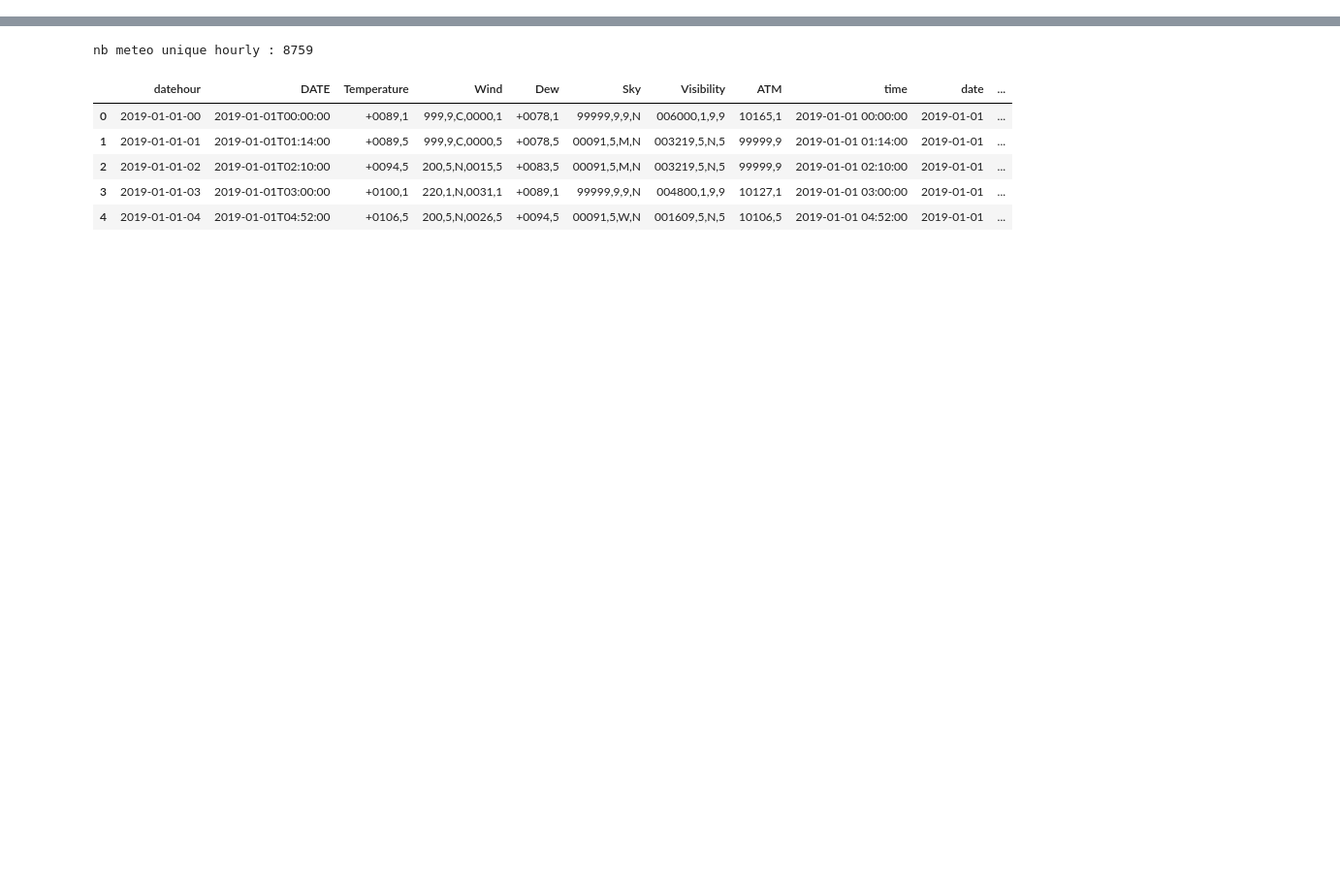
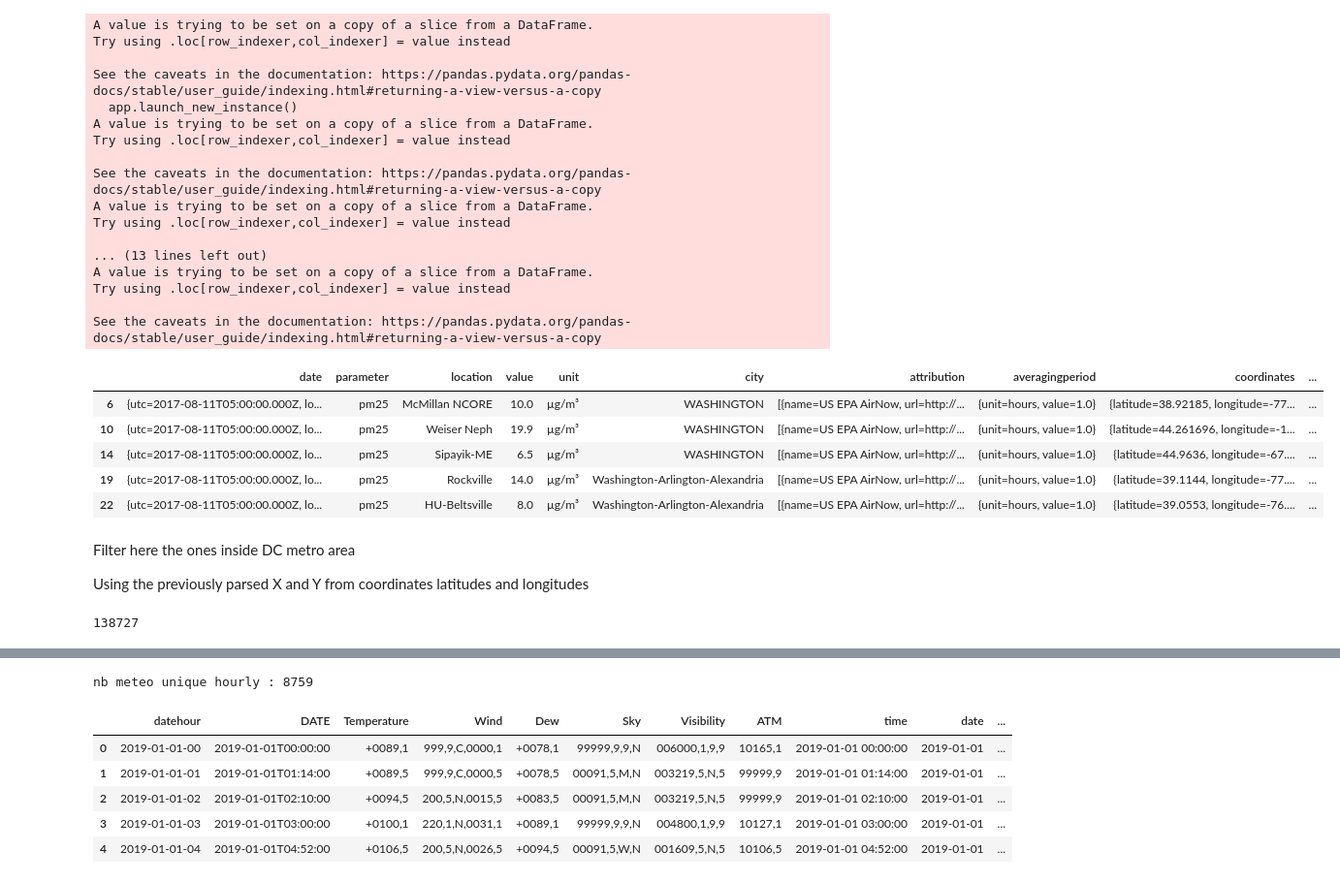
Before and after one commit to georgetown-analytics/Air-Pollution, a Jupyter notebook: data/Data extraction & wrangling.ipynb, the cells around one changed output, grey strips where cells are left out. Shown: that part at 97% size. Saved outputs shown, nothing was run; the diff lists cells and outputs as text; code cells hidden in the pictures; blank space fills up the shorter version.

```diff
--- a/data/Data extraction & wrangling.ipynb
+++ b/data/Data extraction & wrangling.ipynb
@@ -2,0 +57,73 @@
+# %%
+def getDateTime(row):
+    json_s=row.date.replace("=", ":\"").replace("}","\"}").replace(".000Z",".000Z\"").replace('utc','"utc"').replace('local','"local"')
+    #print(json_s)
+    date_json = json.loads(json_s)
+    return "{} UTC".format(date_json["utc"].replace("T", " ").replace(".000Z", ""))
+
+def getX(row):
+    geo_json = json.loads(row.coordinates.replace("=", ":").replace('longitude','"longitude"').replace('latitude','"latitude"'))
+    #print(geo_json)
+    return geo_json["latitude"]
+
+def getY(row):
+    geo_json = json.loads(row.coordinates.replace("=", ":").replace('longitude','"longitude"').replace('latitude','"latitude"'))
+    return geo_json["longitude"]
+
+df_PM25['datetime']= df_PM25.apply(lambda row: getDateTime(row), axis=1)
+df_PM25['x']= df_PM25.apply(lambda row: getX(row), axis=1)
+df_PM25['y']= df_PM25.apply(lambda row: getY(row), axis=1)
+df_PM25['pm25']=df_PM25['value']
+df_PM25['station_id']=df_PM25['attribution']
+df_PM25['sensor']='ND'
+df_PM25['type']=df_PM25['sourcename']
+
+df_PM25.head()
+# %% [output]
+A value is trying to be set on a copy of a slice from a DataFrame.
+Try using .loc[row_indexer,col_indexer] = value instead
+
+See the caveats in the documentation: https://pandas.pydata.org/pandas-docs/stable/user_guide/indexing.html#returning-a-view-versus-a-copy
+  app.launch_new_instance()
+A value is trying to be set on a copy of a slice from a DataFrame.
+Try using .loc[row_indexer,col_indexer] = value instead
+
+See the caveats in the documentation: https://pandas.pydata.org/pandas-docs/stable/user_guide/indexing.html#returning-a-view-versus-a-copy
+A value is trying to be set on a copy of a slice from a DataFrame.
+Try using .loc[row_indexer,col_indexer] = value instead
+
+... (13 lines left out)
+A value is trying to be set on a copy of a slice from a DataFrame.
+Try using .loc[row_indexer,col_indexer] = value instead
+
+See the caveats in the documentation: https://pandas.pydata.org/pandas-docs/stable/user_guide/indexing.html#returning-a-view-versus-a-copy
+|  | date | parameter | location | value | unit | city | attribution | averagingperiod | coordinates | ... |
+| 6 | {utc=2017-08-11T05:00:00.000Z, lo... | pm25 | McMillan NCORE | 10.0 | µg/m³ | WASHINGTON | [{name=US EPA AirNow, url=http://... | {unit=hours, value=1.0} | {latitude=38.92185, longitude=-77... | ... |
+| 10 | {utc=2017-08-11T05:00:00.000Z, lo... | pm25 | Weiser Neph | 19.9 | µg/m³ | WASHINGTON | [{name=US EPA AirNow, url=http://... | {unit=hours, value=1.0} | {latitude=44.261696, longitude=-1... | ... |
+| 14 | {utc=2017-08-11T05:00:00.000Z, lo... | pm25 | Sipayik-ME | 6.5 | µg/m³ | WASHINGTON | [{name=US EPA AirNow, url=http://... | {unit=hours, value=1.0} | {latitude=44.9636, longitude=-67.... | ... |
+| 19 | {utc=2017-08-11T05:00:00.000Z, lo... | pm25 | Rockville | 14.0 | µg/m³ | Washington-Arlington-Alexandria | [{name=US EPA AirNow, url=http://... | {unit=hours, value=1.0} | {latitude=39.1144, longitude=-77.... | ... |
+| 22 | {utc=2017-08-11T05:00:00.000Z, lo... | pm25 | HU-Beltsville | 8.0 | µg/m³ | Washington-Arlington-Alexandria | [{name=US EPA AirNow, url=http://... | {unit=hours, value=1.0} | {latitude=39.0553, longitude=-76.... | ... |
+# %% [markdown]
+Filter here the ones inside DC metro area
+
+Using the previously parsed X and Y from coordinates latitudes and longitudes
+# %%
+#same as worldpop
+#@todo x and y were inverted
+
+buffer_deg=0.0027
+ymax_MetroArea = -76.3881880661718 + buffer_deg
+xmax_MetroArea = 39.5284754397557 + buffer_deg
+ymin_MetroArea = -77.7356609923511 - buffer_deg
+xmin_MetroArea = 38.3969644315365 - buffer_deg
+
+geoFilter = (
+    (df_PM25["x"] > xmin_MetroArea) &
+    (df_PM25["x"] < xmax_MetroArea) &
+    (df_PM25["y"] > ymin_MetroArea) &
+    (df_PM25["y"] < ymax_MetroArea)
+)
+
+len(df_PM25[geoFilter])
+# %% [output]
+138727
```
Also changed, not shown: parts of 22 cells of this notebook, 1 other file.
